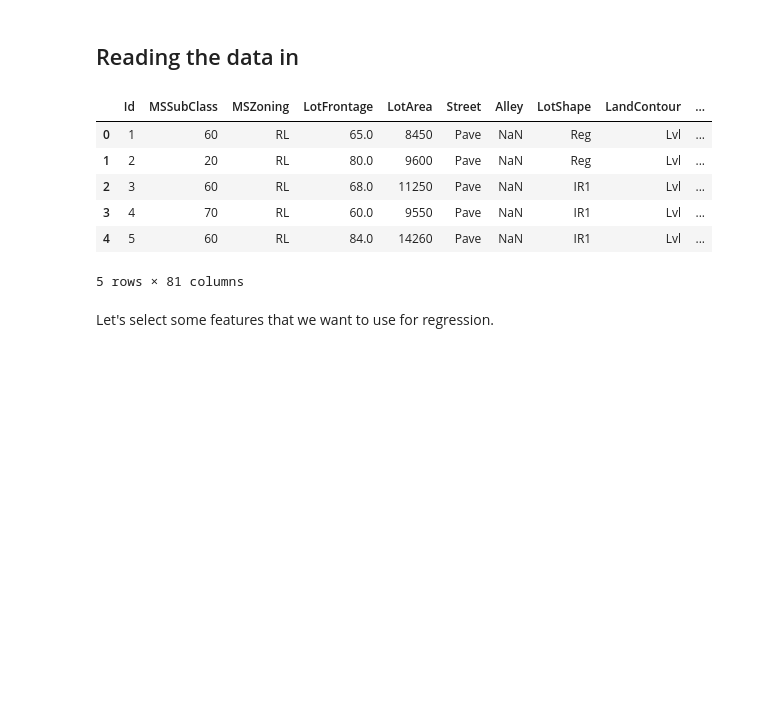
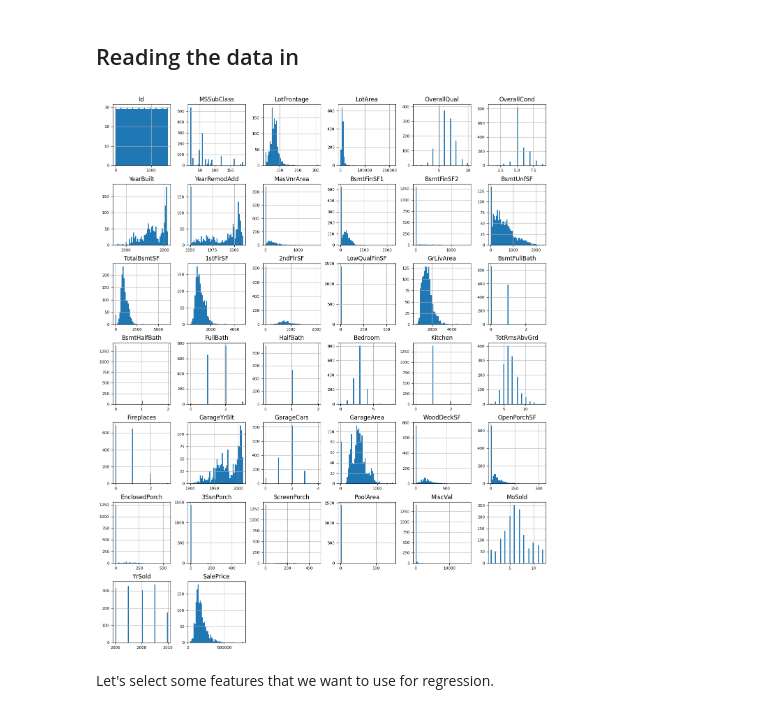
Before and after one commit to EbaAdisu/ml-house-price-Linear-regression-model, a Jupyter notebook: house_price_prediction.ipynb, the cells around one changed output. Drawn from its saved outputs; the diff is of its cells as text; code cells hidden in the pictures; blank space fills up the shorter version.

```diff
--- a/house_price_prediction.ipynb
+++ b/house_price_prediction.ipynb
@@ -145,15 +144,11 @@ This dataset contains information related to housing properties with various fea
 <h2 id="reading_data">Reading the data in</h2>
 # %%
 df = pd.read_csv("data/train.csv")
-df.head()
+# df.head()
+df.hist(figsize=(16,20), bins=50, xlabelsize=8, ylabelsize=8)
+plt.show()
 # %% [output]
-|  | Id | MSSubClass | MSZoning | LotFrontage | LotArea | Street | Alley | LotShape | LandContour | ... |
-| 0 | 1 | 60 | RL | 65.0 | 8450 | Pave | NaN | Reg | Lvl | ... |
-| 1 | 2 | 20 | RL | 80.0 | 9600 | Pave | NaN | Reg | Lvl | ... |
-| 2 | 3 | 60 | RL | 68.0 | 11250 | Pave | NaN | IR1 | Lvl | ... |
-| 3 | 4 | 70 | RL | 60.0 | 9550 | Pave | NaN | IR1 | Lvl | ... |
-| 4 | 5 | 60 | RL | 84.0 | 14260 | Pave | NaN | IR1 | Lvl | ... |
-5 rows × 81 columns
+[figure, added]
 # %% [markdown]
 Let's select some features that we want to use for regression.
 # %%
```
Also changed, not shown: parts of 11 cells of this notebook, 2 other files.
